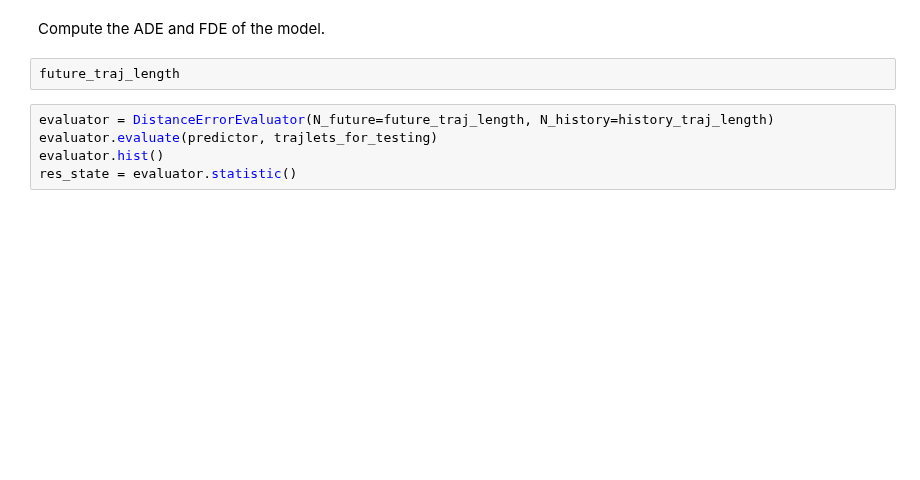
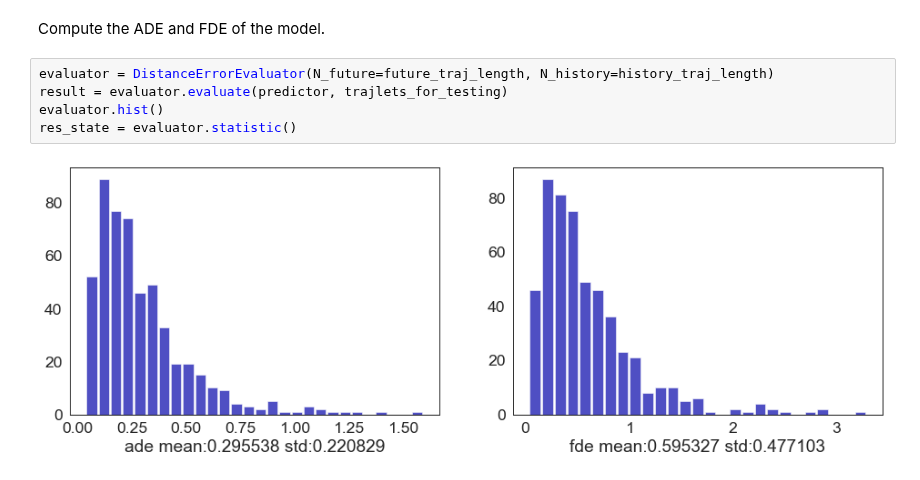
Before and after one commit to fengzileee/nus-cs5340, a Jupyter notebook: notebooks/hmm_continuous_emissions.ipynb, the cells around one changed output. Drawn from its saved outputs; the diff is of its cells as text; blank space fills up the shorter version.

```diff
--- a/notebooks/hmm_continuous_emissions.ipynb
+++ b/notebooks/hmm_continuous_emissions.ipynb
@@ -184,12 +267,12 @@ print(predicted)
 # %% [markdown]
 Compute the ADE and FDE of the model.
-# %%
-future_traj_length
 # %%
 evaluator = DistanceErrorEvaluator(N_future=future_traj_length, N_history=history_traj_length)
-evaluator.evaluate(predictor, trajlets_for_testing)
+result = evaluator.evaluate(predictor, trajlets_for_testing)
 evaluator.hist()
 res_state = evaluator.statistic()
+# %% [output]
+[figure, added]
 # %%
 import matplotlib.pyplot as plt
 
```
Also changed, not shown: parts of 16 cells of this notebook, 1 other file.
